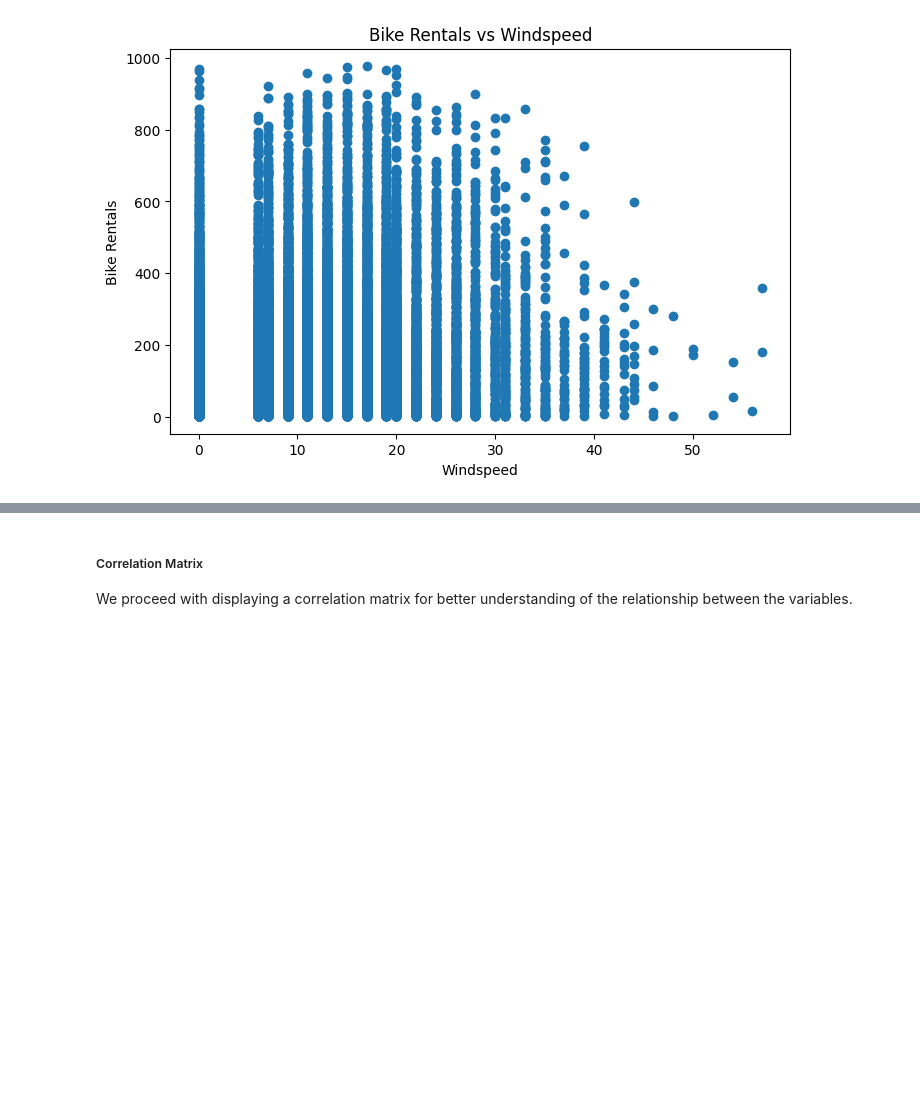
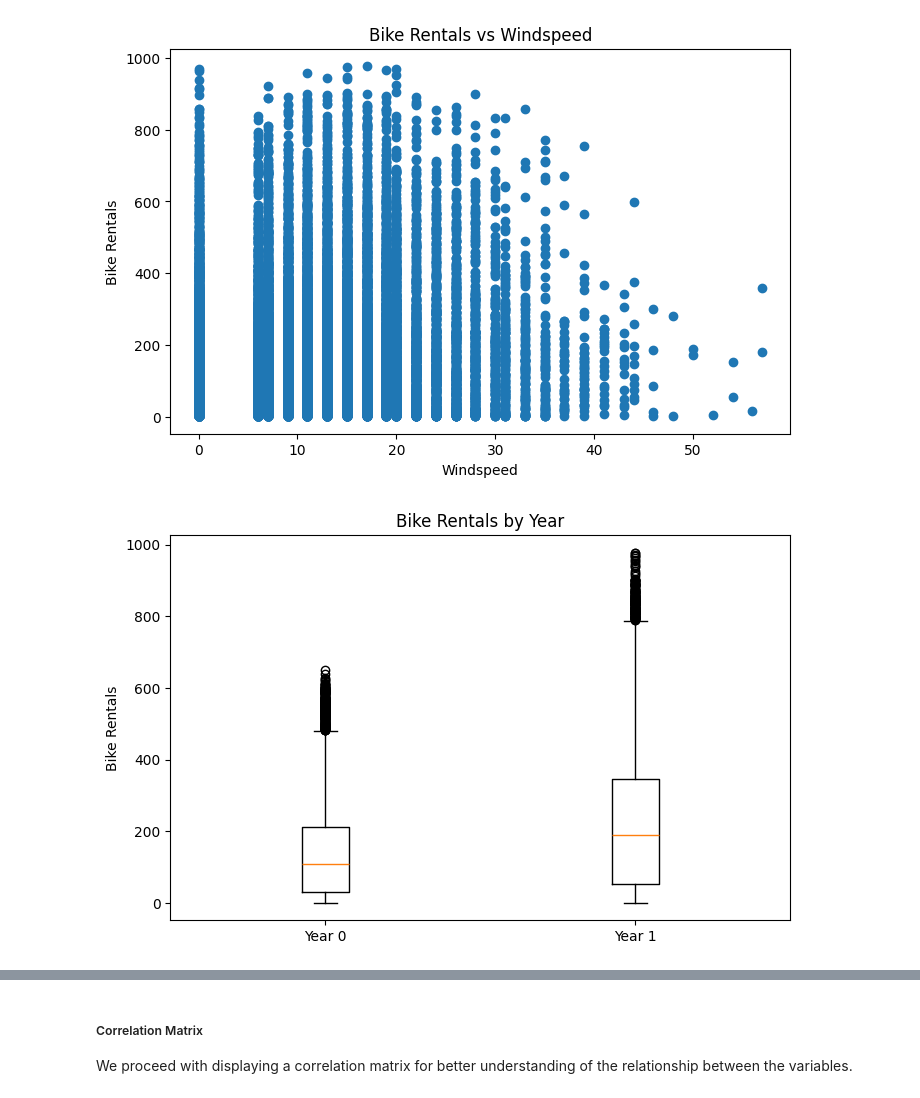
Before and after one commit to rumen111/data_science, a Jupyter notebook: data_science.ipynb, the cells around one changed output, grey strips where cells are left out. Cells and saved outputs as stored; diff of their text form; code cells hidden in the pictures; blank space fills up the shorter version.

Commit message:
Adding more visualizations and organizing the sections

```diff
--- a/data_science.ipynb
+++ b/data_science.ipynb
@@ -89,3 +86,0 @@ We select the variables (columns) for temperature, humidity, windspeed, and the
-# %%
-df = df[["temp", "humidity", "windspeed", "season", "year", "month", "count", "weekday", "workingday", "holiday"]]
-df.head()
@@ -151,3 +136,18 @@ plt.title("Bike Rentals vs Windspeed")
 plt.show()
 # %% [output]
 [figure]
+# %%
+import matplotlib.pyplot as plt
+
+plt.figure(figsize=(8, 5))
+plt.boxplot([
+    df[df["year"] == 0]["count"],
+    df[df["year"] == 1]["count"]
+])
+
+plt.xticks([1, 2], ["Year 0", "Year 1"])
+plt.ylabel("Bike Rentals")
+plt.title("Bike Rentals by Year")
+plt.show()
+# %% [output]
+[figure, added]
```
Also changed, not shown: parts of 16 cells of this notebook.
